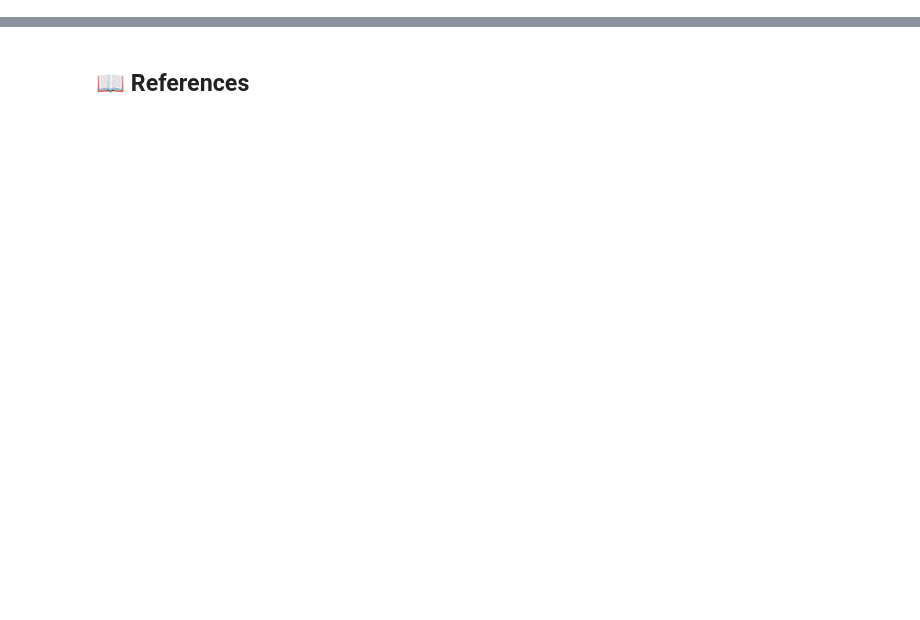
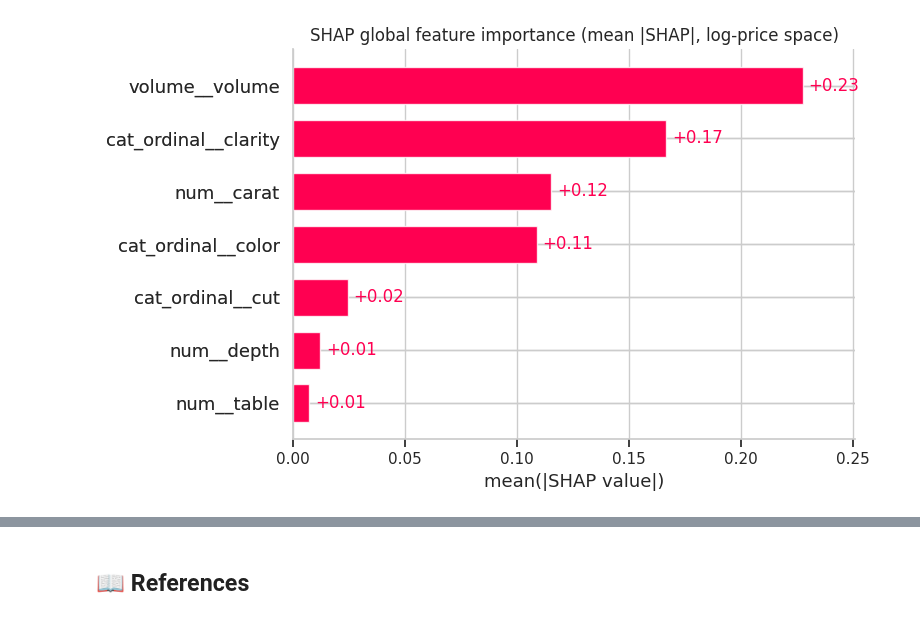
Before and after one commit to gamug/diamantes, a Jupyter notebook: notebooks/6-interpretation/01-gmg-modeloX_interpretation-2026_08_18.ipynb, the cells around one changed output, grey strips where cells are left out. Drawn from its saved outputs; the diff is of its cells as text; code cells hidden in the pictures; blank space fills up the shorter version.

```diff
--- a/notebooks/6-interpretation/01-gmg-modeloX_interpretation-2026_08_18.ipynb
+++ b/notebooks/6-interpretation/01-gmg-modeloX_interpretation-2026_08_18.ipynb
@@ -170,0 +226,14 @@ The analysis of feature importances reveals that gender (both male and female) i
+# %%
+inner_pipeline = model.regressor_  # fitted Pipeline(preprocessor, model)
+fitted_preprocessor = inner_pipeline.named_steps["preprocessor"]
+fitted_regressor = inner_pipeline.named_steps["model"]
+
+feature_names_out = fitted_preprocessor.get_feature_names_out()
+X_test_transformed = pd.DataFrame(
+    fitted_preprocessor.transform(x_test), columns=feature_names_out, index=x_test.index
+)
+
+explainer = shap.TreeExplainer(fitted_regressor)
+shap_explanation = explainer(X_test_transformed)
+print(f"SHAP base value (log-price): {shap_explanation.base_values[0]:.4f}")
+print(f"Implied baseline price: ${np.exp(shap_explanation.base_values[0]):,.2f}")
@@ -170,0 +257,7 @@ The analysis of feature importances reveals that gender (both male and female) i
+# %%
+shap.plots.bar(shap_explanation, show=False)
+plt.title("SHAP global feature importance (mean |SHAP|, log-price space)")
+plt.tight_layout()
+plt.show()
+# %% [output]
+[figure, added]
```
Also changed, not shown: parts of 88 cells of this notebook, 3 other files.
